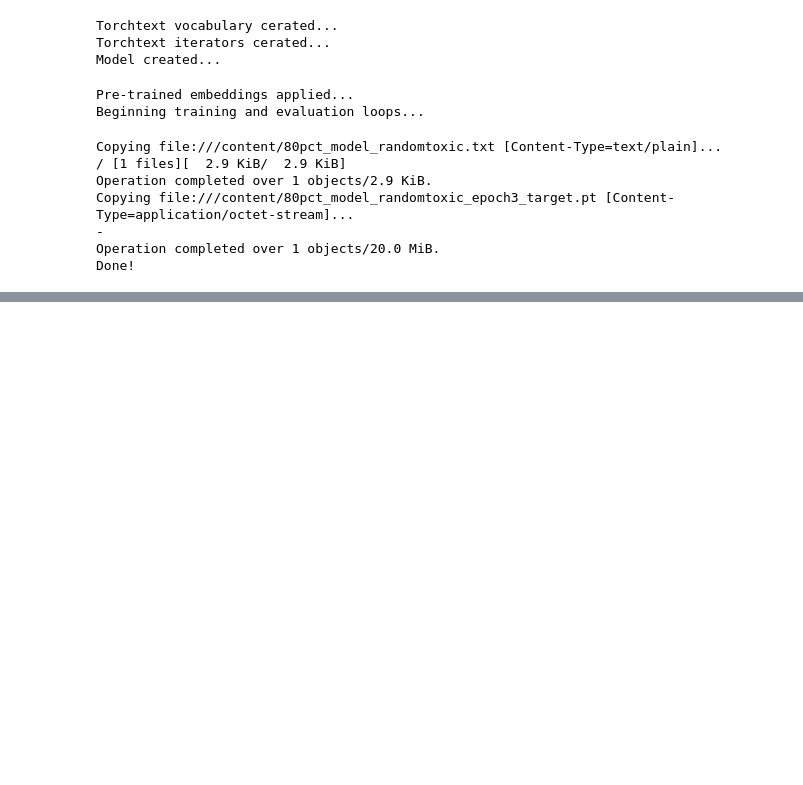
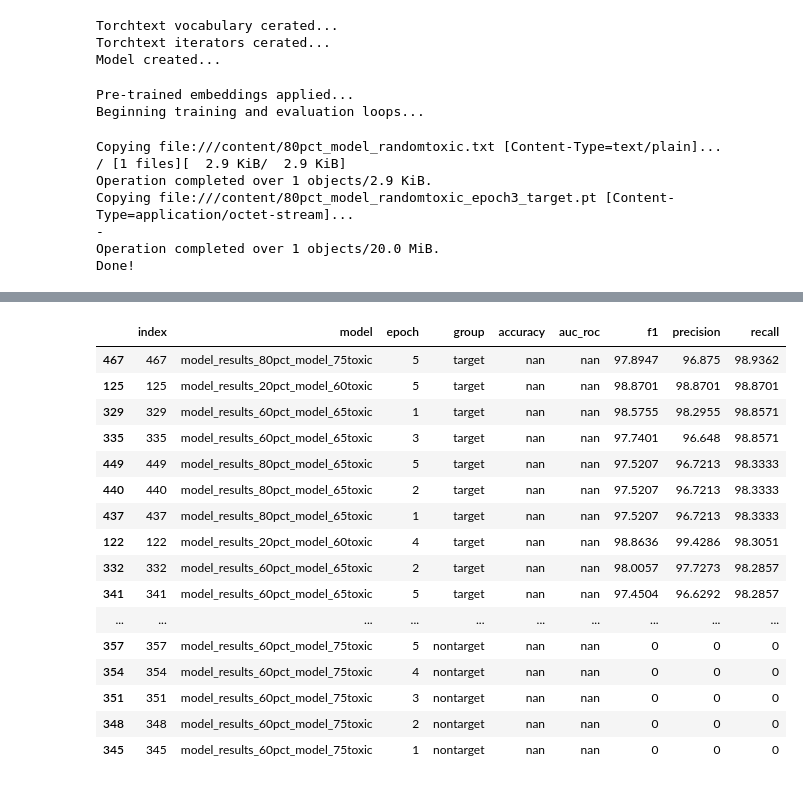
Before and after one commit to natashamathur/no_hate_all_love, a Jupyter notebook: test_lstm.ipynb, the cells around one changed output, grey strips where cells are left out. Saved outputs shown, nothing was run; the diff lists cells and outputs as text; code cells hidden in the pictures; blank space fills up the shorter version.

Commit message:
with results

```diff
--- a/test_lstm.ipynb
+++ b/test_lstm.ipynb
@@ -1059,0 +1064,32 @@ Done!
+# %%
+with open('full_list.json', 'r') as f:
+    results_dict = json.load(f)
+# %%
+reorg_results = {(k1, k2, k3):v3 for k1,v1 in results_dict.items() \
+                       for k2,v2 in results_dict[k1].items()
+                       for k3,v3 in results_dict[k1][k2].items()}
+# %%
+results_df = pd.DataFrame([reorg_results[i] for i in sorted(reorg_results)],
+                  index=pd.MultiIndex.from_tuples([i for i in sorted(reorg_results.keys())]))
+# %%
+results_df = results_df.reset_index().rename({'level_0': 'model', 'level_1': 'epoch', 'level_2': 'group'}, axis=1)
+# %%
+results_df[results_df.recall < 100].sort_values(by=['group', 'recall', 'precision', 'model', 'epoch'], ascending=False).style
+# %% [output]
+|  | index | model | epoch | group | accuracy | auc_roc | f1 | precision | recall |
+| 467 | 467 | model_results_80pct_model_75toxic | 5 | target | nan | nan | 97.8947 | 96.875 | 98.9362 |
+| 125 | 125 | model_results_20pct_model_60toxic | 5 | target | nan | nan | 98.8701 | 98.8701 | 98.8701 |
+| 329 | 329 | model_results_60pct_model_65toxic | 1 | target | nan | nan | 98.5755 | 98.2955 | 98.8571 |
+| 335 | 335 | model_results_60pct_model_65toxic | 3 | target | nan | nan | 97.7401 | 96.648 | 98.8571 |
+| 449 | 449 | model_results_80pct_model_65toxic | 5 | target | nan | nan | 97.5207 | 96.7213 | 98.3333 |
+| 440 | 440 | model_results_80pct_model_65toxic | 2 | target | nan | nan | 97.5207 | 96.7213 | 98.3333 |
+| 437 | 437 | model_results_80pct_model_65toxic | 1 | target | nan | nan | 97.5207 | 96.7213 | 98.3333 |
+| 122 | 122 | model_results_20pct_model_60toxic | 4 | target | nan | nan | 98.8636 | 99.4286 | 98.3051 |
+| 332 | 332 | model_results_60pct_model_65toxic | 2 | target | nan | nan | 98.0057 | 97.7273 | 98.2857 |
+| 341 | 341 | model_results_60pct_model_65toxic | 5 | target | nan | nan | 97.4504 | 96.6292 | 98.2857 |
+| ... | ... | ... | ... | ... | ... | ... | ... | ... | ... |
+| 357 | 357 | model_results_60pct_model_75toxic | 5 | nontarget | nan | nan | 0 | 0 | 0 |
+| 354 | 354 | model_results_60pct_model_75toxic | 4 | nontarget | nan | nan | 0 | 0 | 0 |
+| 351 | 351 | model_results_60pct_model_75toxic | 3 | nontarget | nan | nan | 0 | 0 | 0 |
+| 348 | 348 | model_results_60pct_model_75toxic | 2 | nontarget | nan | nan | 0 | 0 | 0 |
+| 345 | 345 | model_results_60pct_model_75toxic | 1 | nontarget | nan | nan | 0 | 0 | 0 |
```
Also changed, not shown: parts of 11 cells of this notebook.
